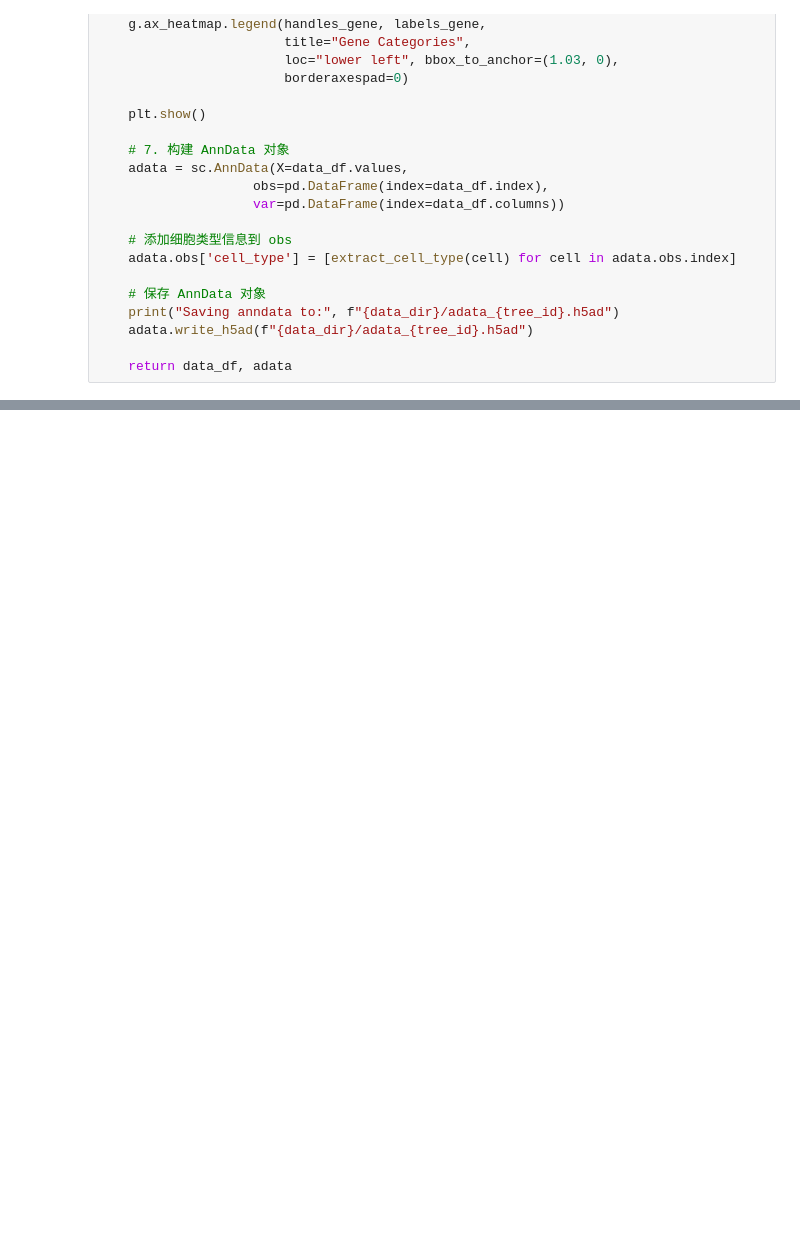
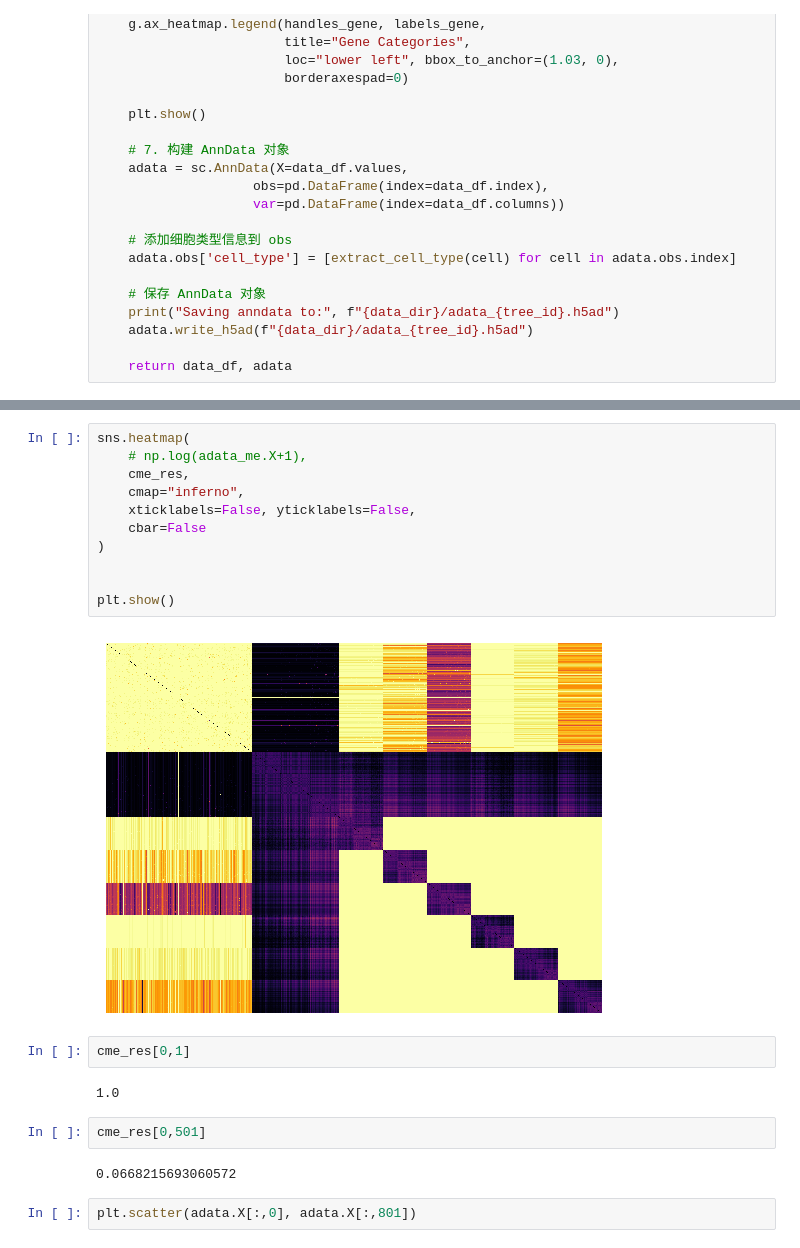
Before and after one commit to YourongZhou/sc_simulator, a Jupyter notebook: main.ipynb, the cells around one changed output, grey strips where cells are left out. Drawn from its saved outputs; the diff is of its cells as text; blank space fills up the shorter version.

```diff
--- a/main.ipynb
+++ b/main.ipynb
@@ -222,0 +307,23 @@ Saving anndata to: ./sim_data/adata/adata_11.h5ad
+# %%
+sns.heatmap(
+    # np.log(adata_me.X+1),
+    cme_res,
+    cmap="inferno",
+    xticklabels=False, yticklabels=False,
+    cbar=False
+)
+
+
+plt.show()
+# %% [output]
+[figure, added]
+# %%
+cme_res[0,1]
+# %% [output]
+1.0
+# %%
+cme_res[0,501]
+# %% [output]
+0.0668215693060572
+# %%
+plt.scatter(adata.X[:,0], adata.X[:,801])
```
Also changed, not shown: parts of 9 cells of this notebook, 4 other files.
